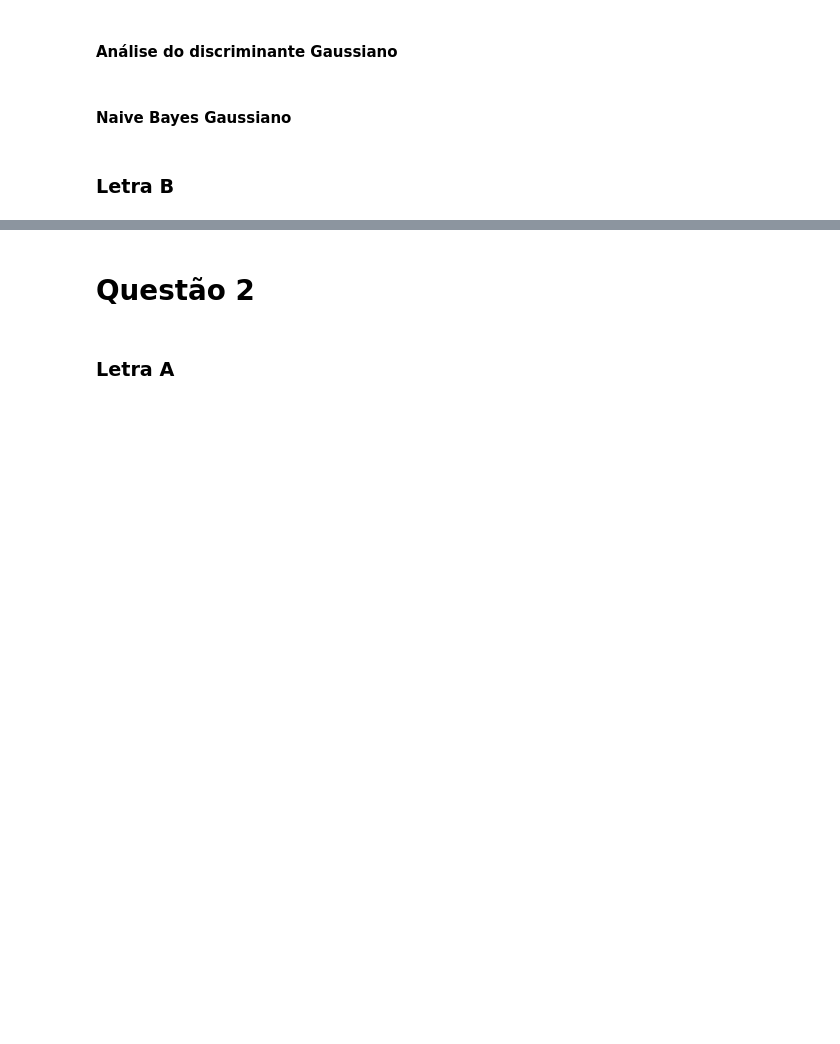
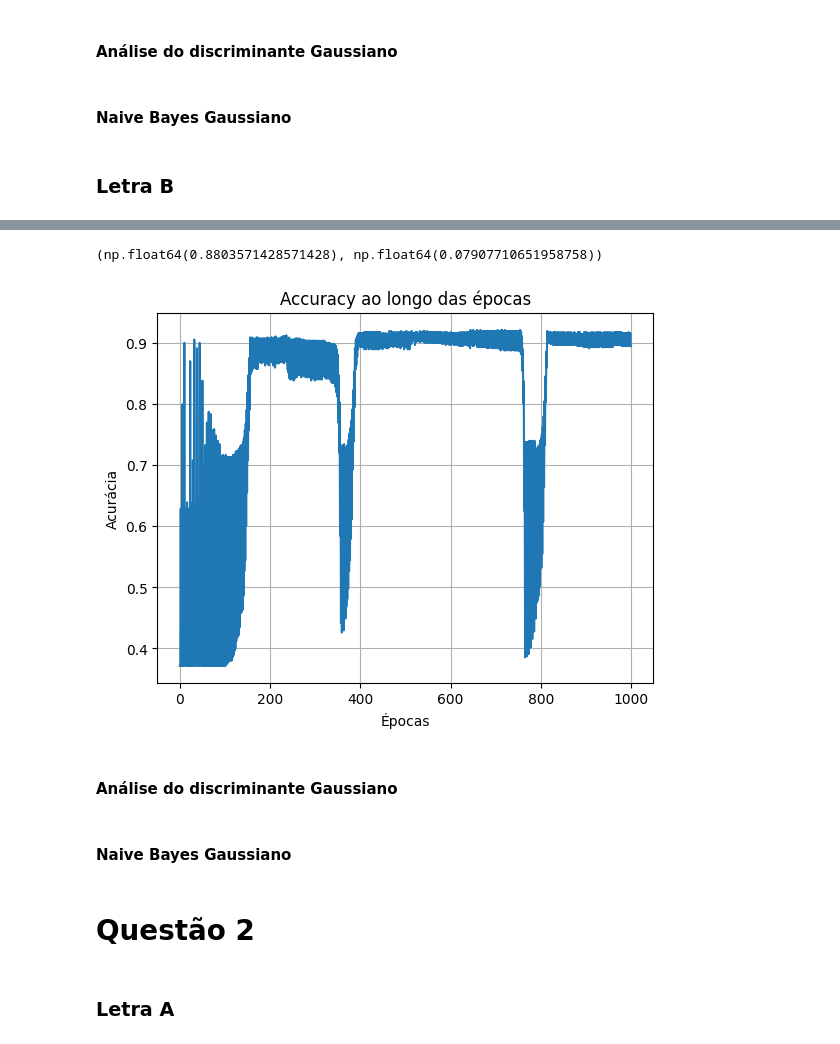
Before and after one commit to Francisco-Paulino-Arruda-Filho/Aprendizagem-de-maquina, a Jupyter notebook: lista_02_ama/lista.ipynb, the cells around one changed output, grey strips where cells are left out. Drawn from its saved outputs; the diff is of its cells as text; code cells hidden in the pictures; blank space fills up the shorter version.

```diff
--- a/lista_02_ama/lista.ipynb
+++ b/lista_02_ama/lista.ipynb
@@ -36,3 +13,12 @@ X_train, X_test, y_train, y_test = train_test_split(X, y, treino=0.8, seed=42)
+# %%
+def plot_accuracy(history_acc):
+    plt.figure()
+    plt.plot(history_acc)
+    plt.title("Accuracy ao longo das épocas")
+    plt.xlabel("Épocas")
+    plt.ylabel("Acurácia")
+    plt.grid()
+    plt.show()
 # %%
 def k_fold_cross_validation(model_class, X, y, k=10, seed=42, **model_params):
     n = X.shape[0]
@@ -98,7 +84,7 @@ def k_fold_cross_validation(model_class, X, y, k=10, seed=42, **model_params):
 #### Regressão logística Binária
 # %%
 class LogisticRegressionBinary:
-    def __init__(self, lr=0.1, epochs=1000):
+    def __init__(self, lr=0.1, epochs=1000, **kwargs):
         self.lr = lr
         self.epochs = epochs
 
@@ -120,6 +106,8 @@ class LogisticRegressionBinary:
         self.W = np.zeros((n, 1))
         self.b = np.zeros((1, 1))
 
+        self.history_acc = []
+
         for epoch in range(self.epochs):
             z = X @ self.W + self.b
             y_pred = self.__sigmoid(z)
@@ -133,8 +121,12 @@ class LogisticRegressionBinary:
             self.W -= self.lr * dW
             self.b -= self.lr * db
 
+            preds = (y_pred >= 0.5).astype(int)
+            acc = np.mean(preds == y)
+            self.history_acc.append(acc)
+
             if epoch % 100 == 0:
-                print(f"Epoch {epoch} - Loss: {loss:.4f}")
+                print(f"Epoch {epoch} - Loss: {loss:.4f} - Acc: {acc:.4f}")
 
     def predict(self, X):
         z = X @ self.W + self.b
@@ -178,0 +148,4 @@ np.mean(global_accuracies), np.std(global_accuracies)
+# %%
+lrb = LogisticRegressionBinary(lr=0.1, epochs=1000)
+lrb.fit(X, y)
+global_accuracies, class_accuracies = k_fold_cross_validation(LogisticRegressionBinary, X, y, k=10, lr=0.1, epochs=1000)
@@ -179,3 +170,15 @@ np.mean(global_accuracies), np.std(global_accuracies)
+# %%
+np.mean(global_accuracies), np.std(global_accuracies)
+# %% [output]
+(np.float64(0.8803571428571428), np.float64(0.07907710651958758))
+# %%
+plot_accuracy(lrb.history_acc)
+# %% [output]
+[figure, added]
+# %% [markdown]
+#### Análise do discriminante Gaussiano
+# %% [markdown]
+#### Naive Bayes Gaussiano
 # %% [markdown]
 # Questão 2
 # %%
```
Also changed, not shown: parts of 16 cells of this notebook.
